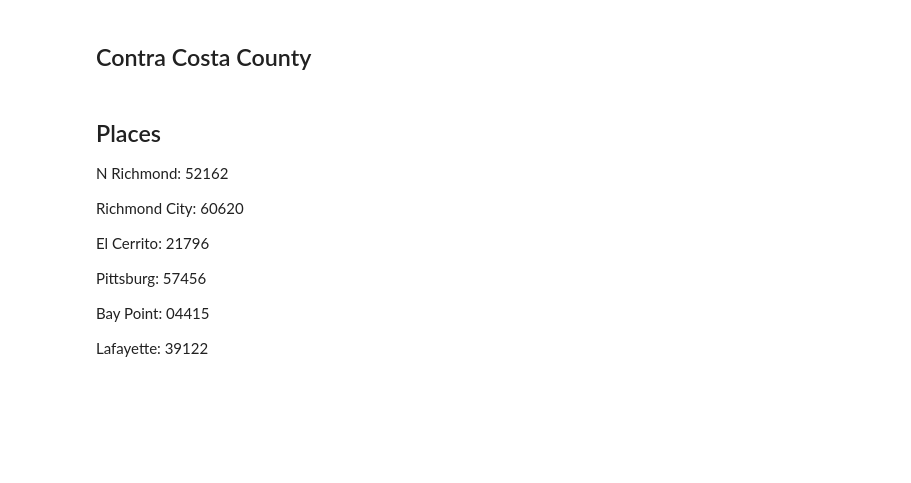
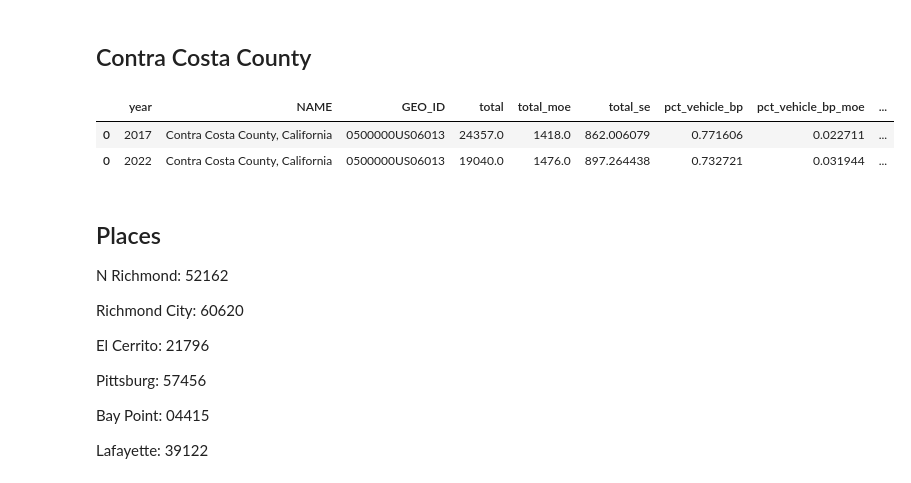
Before and after one commit to mbecica/richmond-trends, a Jupyter notebook: Transportation-and-poverty.ipynb, the cells around one changed output. Drawn from its saved outputs; the diff is of its cells as text; code cells hidden in the pictures; blank space fills up the shorter version.

```diff
--- a/Transportation-and-poverty.ipynb
+++ b/Transportation-and-poverty.ipynb
@@ -216,27 +222,27 @@ transp_combo_columns = ["total", "total_moe", "total_se",
 #Group transportation modes
 df_county_2022 = pd.DataFrame(
     c.acs5.get(
-        list(transp_variables_in.keys()),
+        list(transp_variables_bp.keys()),
         {'for': 'county:013', 'in': 'state:06'},
         year=2022
     )
 )
-df_county_2022 = df_county_2022.rename(columns=transp_variables_in)
+df_county_2022 = df_county_2022.rename(columns=transp_variables_bp)
 df_county_2017 = pd.DataFrame(
     c.acs5.get(
-        list(transp_variables_in.keys()),
+        list(transp_variables_bp.keys()),
         {'for': 'county:013', 'in': 'state:06'},
         year=2017
     )
 )
-df_county_2017 = df_county_2017.rename(columns=transp_variables_in)
+df_county_2017 = df_county_2017.rename(columns=transp_variables_bp)
 
-df_county_processed_2022 = process_acs_transportation(df_county_2022, '')
-df_out_2022 = df_county_processed_2022[transp_columns]
+df_county_processed_2022 = process_acs_transportation(df_county_2022, '_bp')
+df_out_2022 = df_county_processed_2022[columns_out_bp]
 df_out_2022.insert(0, "year", 2022)
 
-df_county_processed_2017 = process_acs_transportation(df_county_2017, '')
-df_out_2017 = df_county_processed_2017[transp_columns]
+df_county_processed_2017 = process_acs_transportation(df_county_2017, '_bp')
+df_out_2017 = df_county_processed_2017[columns_out_bp]
 df_out_2017.insert(0, "year", 2017)
 
 #now combine both years
@@ -244,6 +250,12 @@ df_out_ap = pd.concat([df_out_2017, df_out_2022])
 
 #export to csv
 #df_out_ap.to_csv('transp_poverty/transp_pct_ccc.csv', index=False)
+# %%
+df_out_ap
+# %% [output]
+|  | year | NAME | GEO_ID | total | total_moe | total_se | pct_vehicle_bp | pct_vehicle_bp_moe | ... |
+| 0 | 2017 | Contra Costa County, California | 0500000US06013 | 24357.0 | 1418.0 | 862.006079 | 0.771606 | 0.022711 | ... |
+| 0 | 2022 | Contra Costa County, California | 0500000US06013 | 19040.0 | 1476.0 | 897.264438 | 0.732721 | 0.031944 | ... |
 # %% [markdown]
 ## Places
 
```
Also changed, not shown: parts of 11 cells of this notebook, 2 other files.
